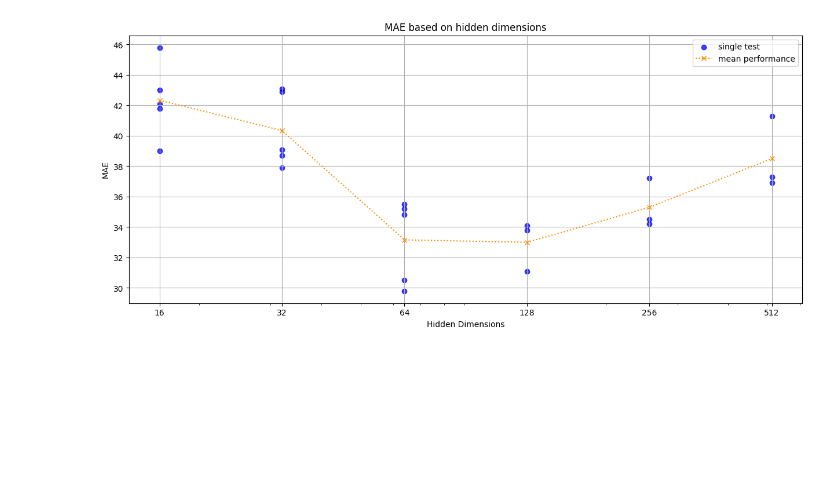
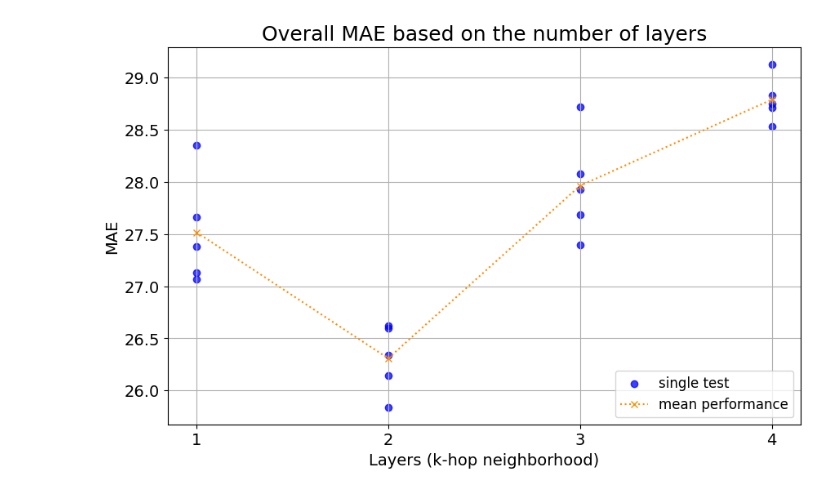
Before and after one commit to westarman/MLG-Project, a Jupyter notebook: models/graphSAGE/plotting.ipynb, the cells around one changed output. Drawn from its saved outputs; the diff is of its cells as text; code cells hidden in the pictures; blank space fills up the shorter version.

```diff
--- a/models/graphSAGE/plotting.ipynb
+++ b/models/graphSAGE/plotting.ipynb
@@ -1,37 +1,42 @@
 # %%
 import matplotlib.pyplot as plt
 from collections import defaultdict
-
 data = [
-    (16, 42.1), (16, 41.8), (16, 43.0), (16, 45.8), (16, 39.0),
-    (32, 38.7), (32, 39.1), (32, 37.9), (32, 43.1), (32, 42.9),
-    (64, 35.2), (64, 34.8), (64, 35.5), (64, 29.8), (64, 30.5),
-    (128, 33.8), (128, 34.1), (128, 31.1),
-    (256, 34.5), (256, 34.2), (256, 37.2),
-    (512, 36.9), (512, 37.3), (512, 41.3),
+    (1, 27.07), (1, 28.35), (1, 27.66), (1, 27.13), (1, 27.38),
+    (2, 25.84), (2, 26.34), (2, 26.62), (2, 26.14), (2, 26.6),
+    (3, 27.93), (3, 28.72), (3, 28.08), (3, 27.69), (3, 27.4),
+    (4, 28.83), (4, 28.53), (4, 29.13), (4, 28.75), (4, 28.71),
 ]
-
+"""
+data = [
+    (32, 27.07), (32, 28.35), (32, 27.66), (32, 27.13), (32, 27.38),
+    (64, 25.84), (64, 26.34), (64, 26.62), (64, 26.14), (64, 26.6),
+    (128, 27.93), (128, 28.72), (128, 28.08), (128, 27.69), (128, 27.4),
+    (256, 28.83), (256, 28.53), (256, 29.13), (256, 28.75), (256, 28.71),
+]
+"""
 hidden_dims, mae = zip(*data)
 
-plt.figure(figsize=(15,6))
+plt.figure(figsize=(10,6))
 plt.scatter(hidden_dims, mae, label="single test", color="blue", alpha=0.75) #<-- data points
 
 bucket = defaultdict(list)
 for h, m in data:
     bucket[h].append(m)
 
 mean_hidden = sorted(bucket.keys())
 mean_mae = [sum(bucket[h]) / len(bucket[h]) for h in mean_hidden]
 
 plt.plot(mean_hidden, mean_mae, label="mean performance", marker='x', color="darkorange", linestyle=':') #<-- average line
 
-plt.xscale("log")
-plt.xlabel("Hidden Dimensions")
-plt.ylabel("MAE")
-plt.xticks([16, 32, 64, 128, 256, 512], labels=[16, 32, 64, 128, 256, 512])
-plt.title("MAE based on hidden dimensions")
-plt.legend() # <-- 'label' above assigns the legend
+#plt.xscale("log")
+plt.xlabel("Layers (k-hop neighborhood)", fontsize=14)
+plt.ylabel("MAE", fontsize=14)
+plt.xticks([1, 2, 3, 4], labels=[1, 2, 3, 4], fontsize=14)
+plt.yticks(fontsize=14)
+plt.title("Overall MAE based on the number of layers", fontsize=18)
+plt.legend(loc='lower right', fontsize=12) # <-- 'label' above assigns the legend
 plt.grid(True)
 plt.show()
 # %% [output]
-[figure, old version]
+[figure, new version]
```
